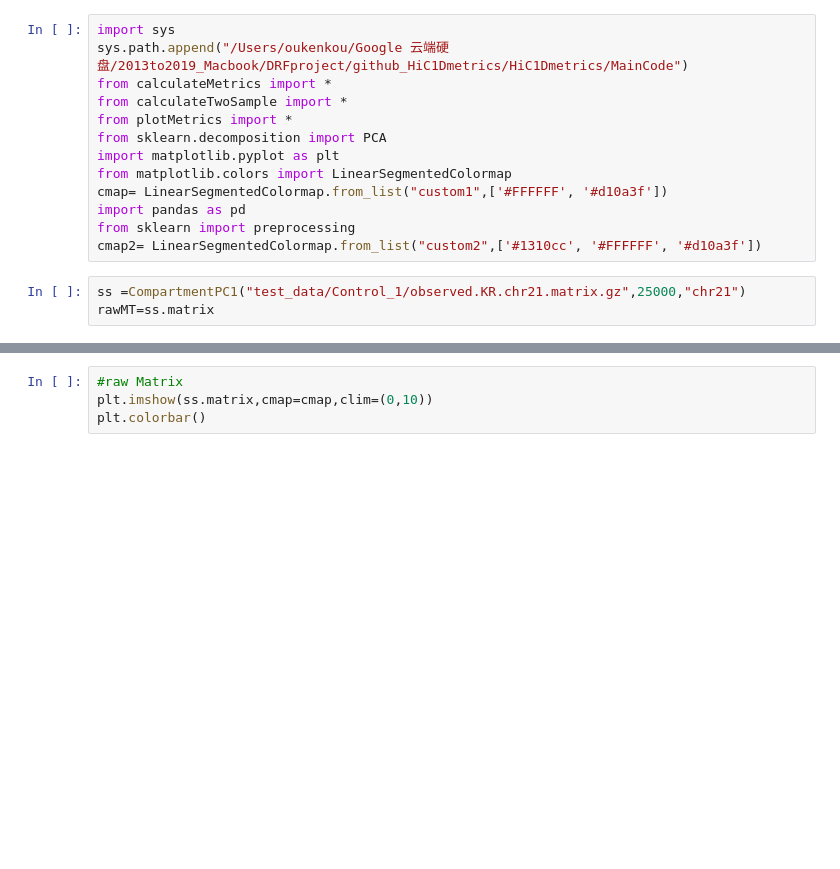
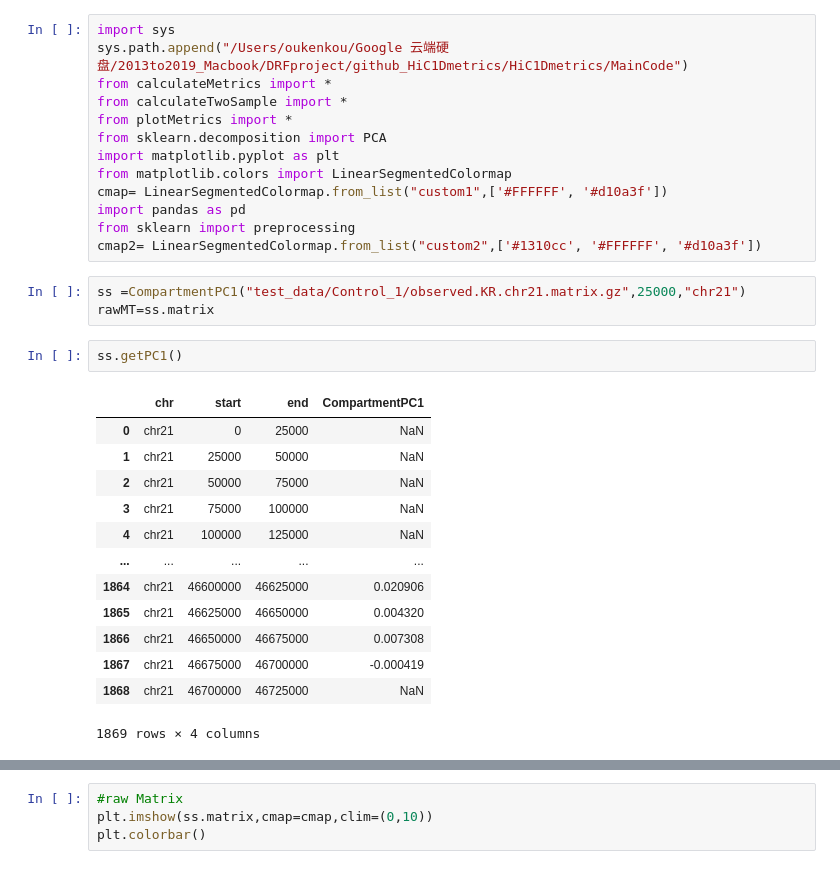
Before and after one commit to wangjk321/HiC1Dmetrics, a Jupyter notebook: ForTest.ipynb, the cells around one changed output, grey strips where cells are left out. Cells and saved outputs as stored; diff of their text form; blank space fills up the shorter version.

```diff
--- a/ForTest.ipynb
+++ b/ForTest.ipynb
@@ -14,3 +14,19 @@ cmap2= LinearSegmentedColormap.from_list("custom2",['#1310cc', '#FFFFFF', '#d10a
 # %%
 ss =CompartmentPC1("test_data/Control_1/observed.KR.chr21.matrix.gz",25000,"chr21")
 rawMT=ss.matrix
+# %%
+ss.getPC1()
+# %% [output]
+|  | chr | start | end | CompartmentPC1 |
+| 0 | chr21 | 0 | 25000 | NaN |
+| 1 | chr21 | 25000 | 50000 | NaN |
+| 2 | chr21 | 50000 | 75000 | NaN |
+| 3 | chr21 | 75000 | 100000 | NaN |
+| 4 | chr21 | 100000 | 125000 | NaN |
+| ... | ... | ... | ... | ... |
+| 1864 | chr21 | 46600000 | 46625000 | 0.020906 |
+| 1865 | chr21 | 46625000 | 46650000 | 0.004320 |
+| 1866 | chr21 | 46650000 | 46675000 | 0.007308 |
+| 1867 | chr21 | 46675000 | 46700000 | -0.000419 |
+| 1868 | chr21 | 46700000 | 46725000 | NaN |
+1869 rows × 4 columns
```
Also changed, not shown: parts of 11 cells of this notebook, 1 other file.
